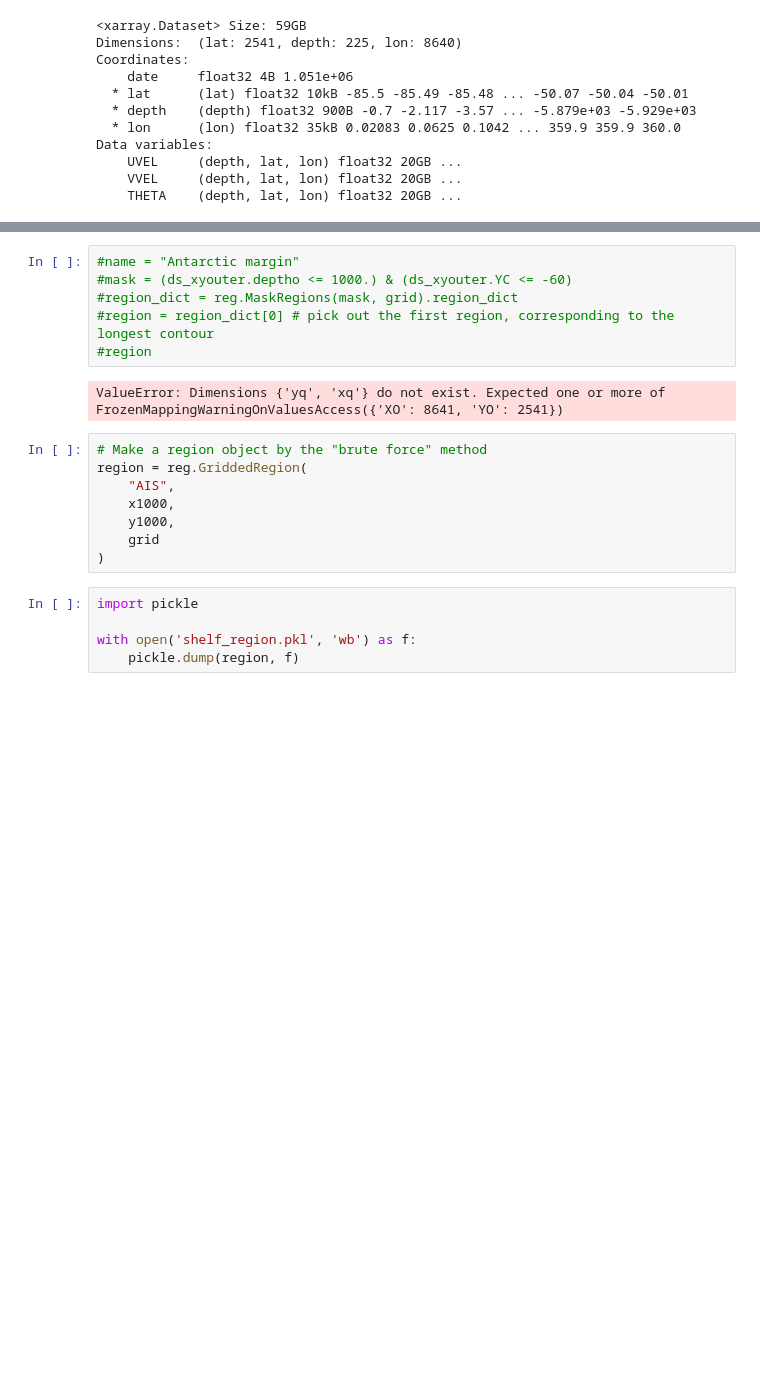
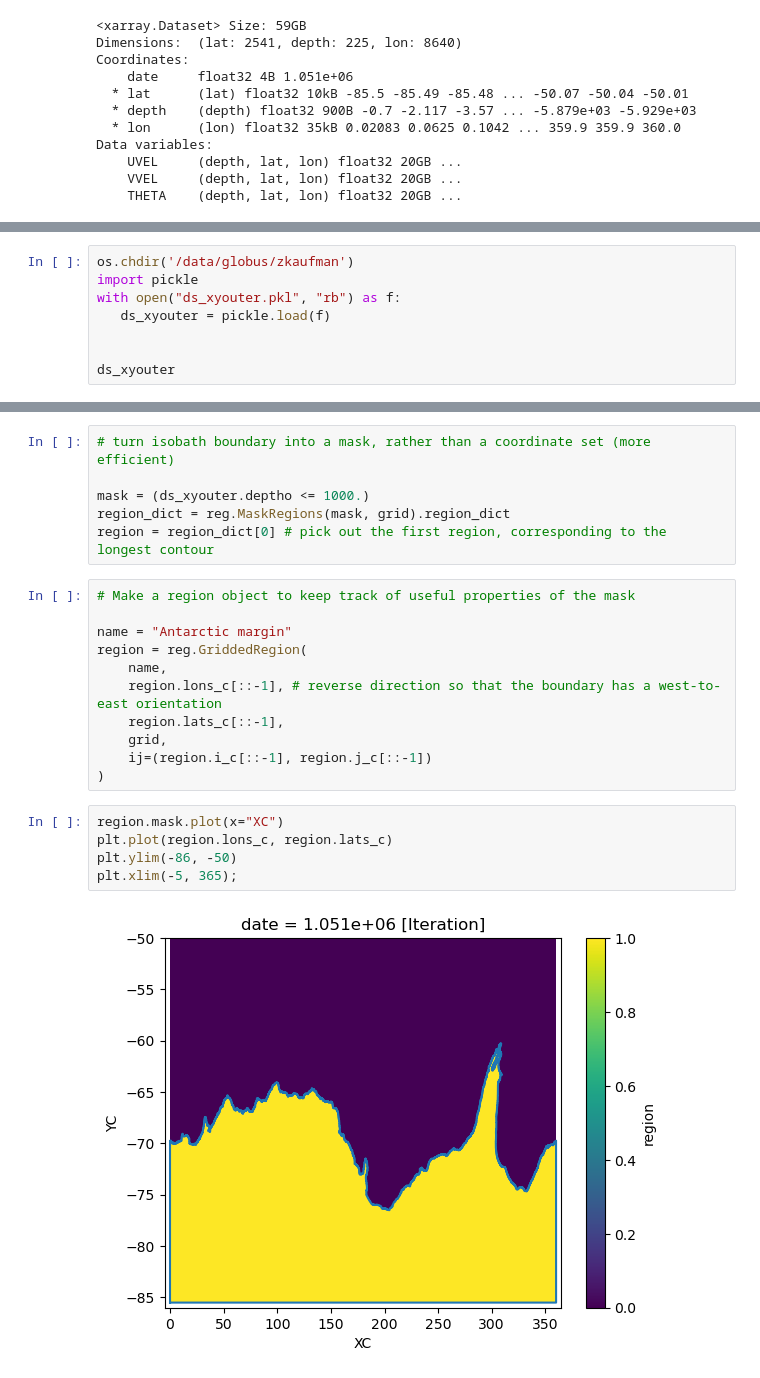
Before and after one commit to ZackKaufman/ASC_analysis_SoHi, a Jupyter notebook: regionate_test.ipynb, the cells around one changed output, grey strips where cells are left out. Cells and saved outputs as stored; diff of their text form; blank space fills up the shorter version.

```diff
--- a/regionate_test.ipynb
+++ b/regionate_test.ipynb
@@ -246,0 +275,8 @@ Coordinates: (12/14)
+# %%
+os.chdir('/data/globus/zkaufman')
+import pickle
+with open("ds_xyouter.pkl", "rb") as f:
+   ds_xyouter = pickle.load(f)
+
+
+ds_xyouter
@@ -268,21 +395,24 @@ ds_xyouter["deptho"] = grid.interp(grid.interp(ds_xyouter.deptho_on_uv, "X"), "Y
 # %%
-#name = "Antarctic margin"
-#mask = (ds_xyouter.deptho <= 1000.) & (ds_xyouter.YC <= -60)
-#region_dict = reg.MaskRegions(mask, grid).region_dict
-#region = region_dict[0] # pick out the first region, corresponding to the longest contour
-#region
+# turn isobath boundary into a mask, rather than a coordinate set (more efficient)
+
+mask = (ds_xyouter.deptho <= 1000.)
+region_dict = reg.MaskRegions(mask, grid).region_dict
+region = region_dict[0] # pick out the first region, corresponding to the longest contour
-# %% [output]
-ValueError: Dimensions {'yq', 'xq'} do not exist. Expected one or more of FrozenMappingWarningOnValuesAccess({'XO': 8641, 'YO': 2541})
-# %%
-# Make a region object by the "brute force" method
-region = reg.GriddedRegion(
-    "AIS",
-    x1000,
-    y1000,
-    grid
-)
-# %%
-import pickle
-
-with open('shelf_region.pkl', 'wb') as f:
-    pickle.dump(region, f)
+# %%
+# Make a region object to keep track of useful properties of the mask
+
+name = "Antarctic margin"
+region = reg.GriddedRegion(
+    name,
+    region.lons_c[::-1], # reverse direction so that the boundary has a west-to-east orientation
+    region.lats_c[::-1],
+    grid,
+    ij=(region.i_c[::-1], region.j_c[::-1])
+)
+# %%
+region.mask.plot(x="XC")
+plt.plot(region.lons_c, region.lats_c)
+plt.ylim(-86, -50)
+plt.xlim(-5, 365);
+# %% [output]
+[figure, added]
```
Also changed, not shown: parts of 22 cells of this notebook.
